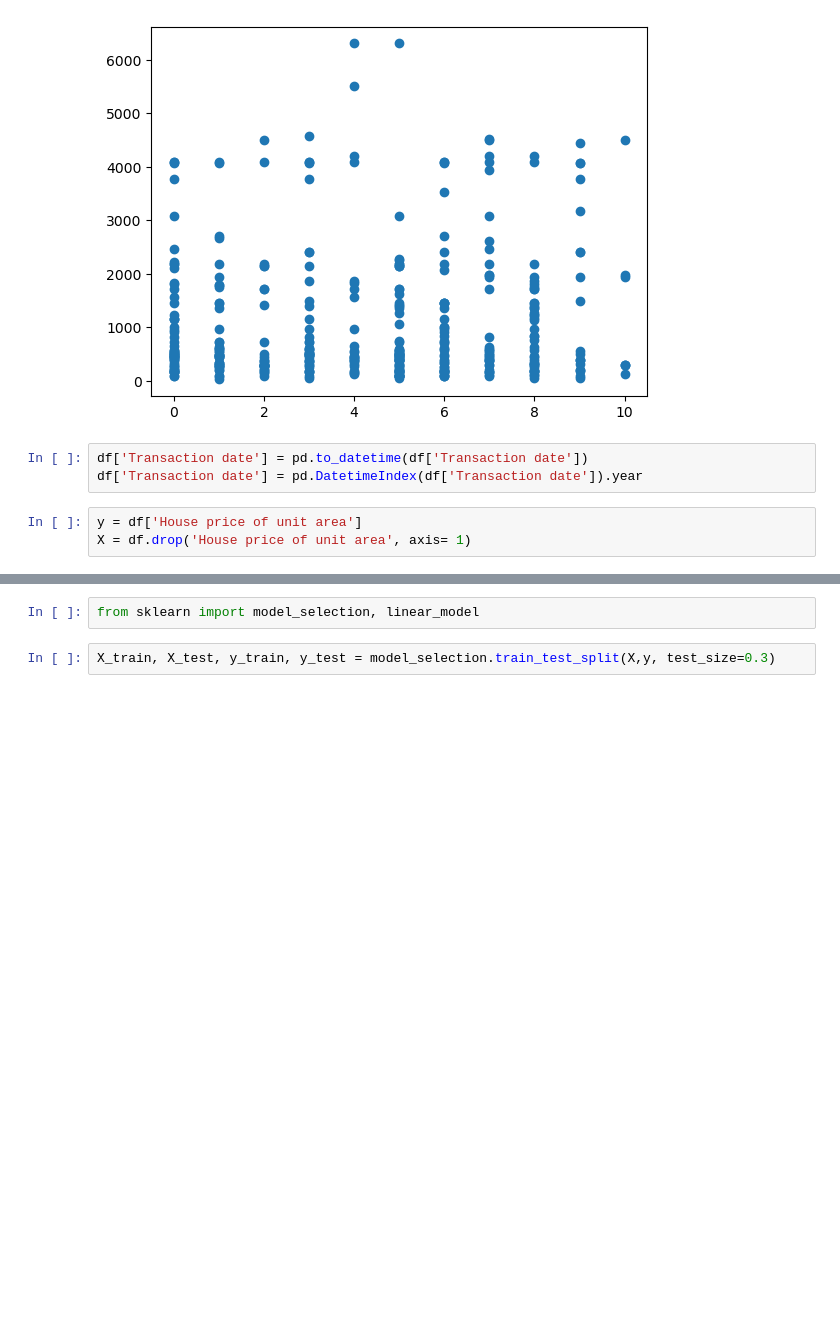
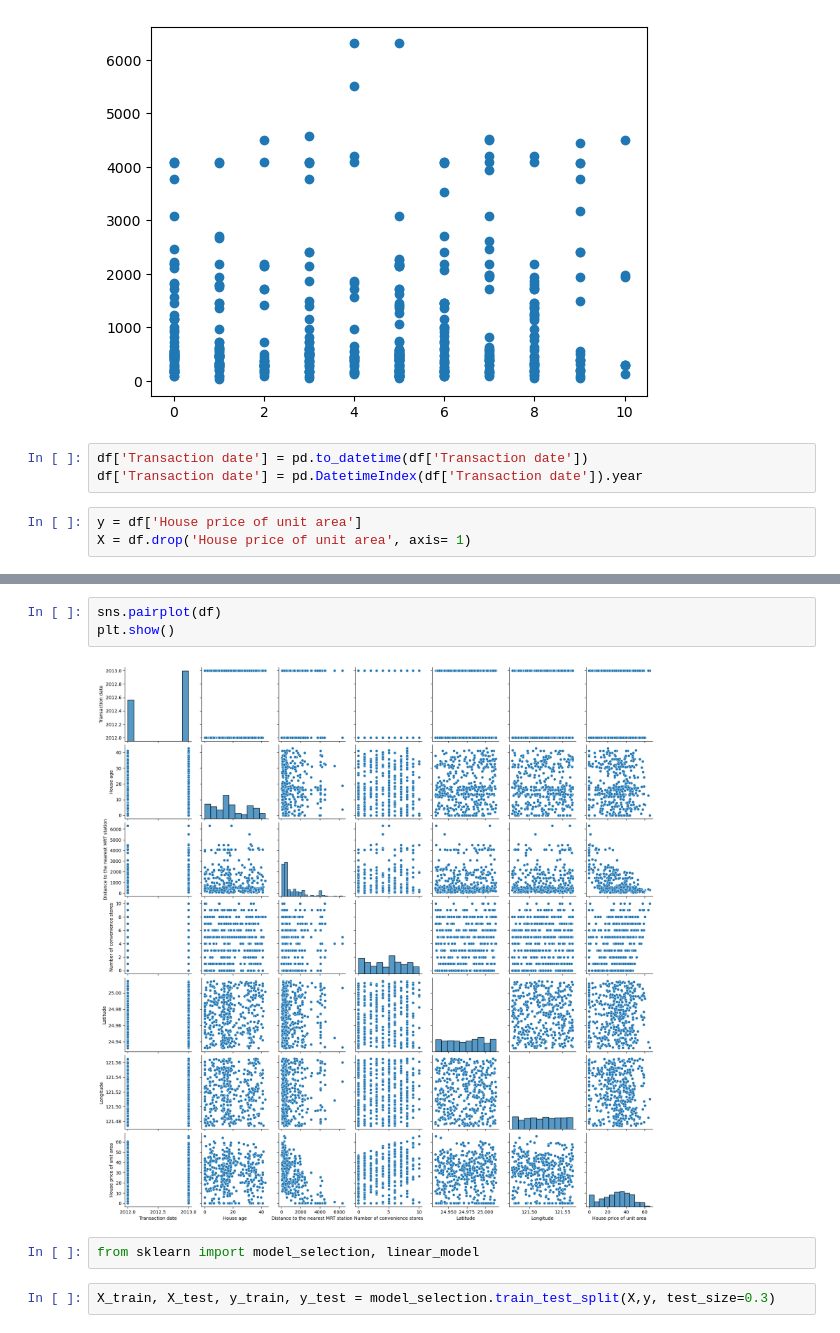
Before and after one commit to Victor-kithinji/Machine-Learning-Projects, a Jupyter notebook: HousingPrices.ipynb, the cells around one changed output, grey strips where cells are left out. Drawn from its saved outputs; the diff is of its cells as text; blank space fills up the shorter version.

```diff
--- a/HousingPrices.ipynb
+++ b/HousingPrices.ipynb
@@ -79,3 +95,8 @@ X = df.drop('House price of unit area', axis= 1)
+# %%
+sns.pairplot(df)
+plt.show()
+# %% [output]
+[figure, added]
 # %%
 from sklearn import model_selection, linear_model
 # %%
```
Also changed, not shown: parts of 19 cells of this notebook.
